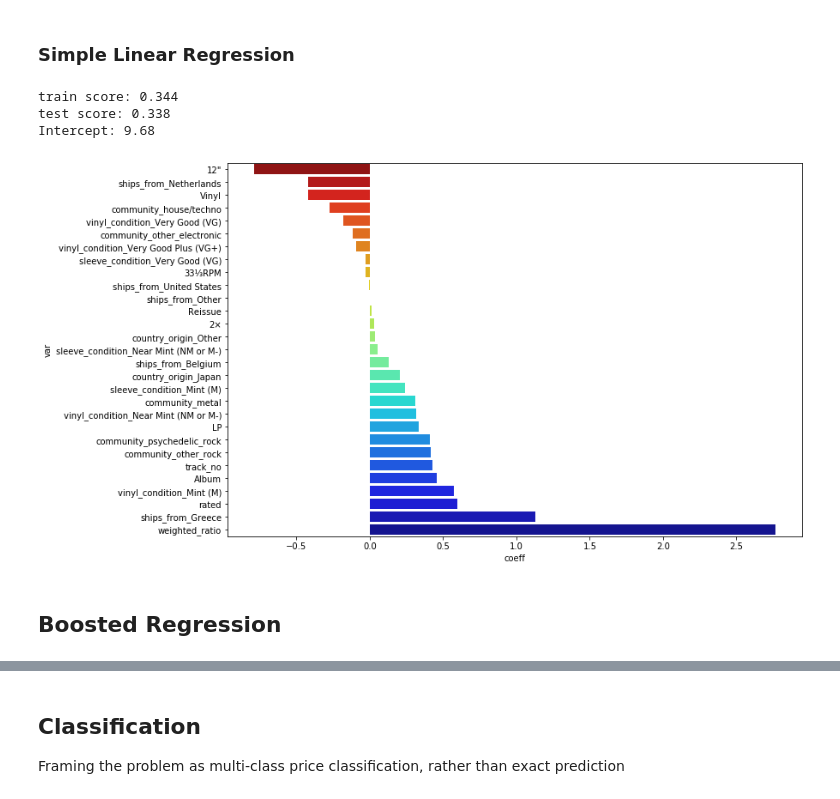
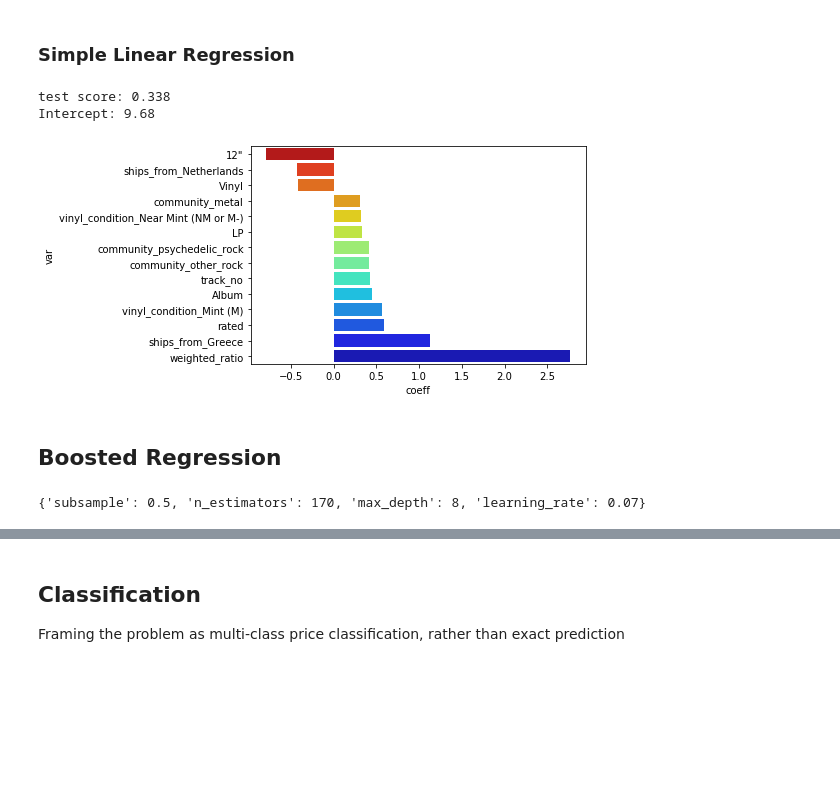
Before and after one commit to joey-91/Vinyl-Project, a Jupyter notebook: Modelling.ipynb, the cells around one changed output, grey strips where cells are left out. Cells and saved outputs as stored; diff of their text form; code cells hidden in the pictures; blank space fills up the shorter version.

```diff
--- a/Modelling.ipynb
+++ b/Modelling.ipynb
@@ -66,23 +66,43 @@ X_test = pd.DataFrame(scaler.transform(X_test),columns=X_test.columns)
 # %%
 model = ElasticNet()
 model.fit(X_train,y_train)
 
 # print('train score:',round(model.score(X_train,y_train),3))
 print('test score:',round(model.score(X_test,y_test),3))
 
 print('Intercept:',round(model.intercept_,2))
-results = pd.DataFrame(list(zip(X_train.columns, model.coef_)),columns=['var', 'coeff'])
-results2 = results[results.coeff!=0].sort_values(by='coeff', ascending=True)
+results = pd.DataFrame({'var': X_train.columns,'coeff': model.coef_})
 
-plt.figure(figsize=(12,8))
+results2 = results[abs(results.coeff)>0.3].sort_values(by='coeff', ascending=True)
+
+# plt.figure(figsize=(12,8))
 ax = sns.barplot(x='coeff', y='var', data=results2, palette='jet_r')
 plt.show()
 # %% [output]
-train score: 0.344
 test score: 0.338
 Intercept: 9.68
-[figure, old version]
+[figure, new version]
 # %% [markdown]
 <a id="2"></a>
 ## Boosted Regression
+# %%
+#df10['pound_value']=[np.log(x) for x in df10.pound_value]
+
+params = {"n_estimators": np.arange(80,200,10),
+          "max_depth": np.arange(4,10,1),
+          "learning_rate" : np.arange(0.05,0.2,0.01),
+          "subsample" : np.arange(0.5,1,0.1)}
+
+gbr = GradientBoostingRegressor()
+gbr_search = RandomizedSearchCV(gbr,
+                                param_distributions=params,
+                                cv=3,
+                                verbose=0,
+                                n_jobs=-1,
+                                n_iter=20)
+
+gbr_search.fit(X_train, y_train, sample_weight=None, monitor=None)
+print(gbr_search.best_params_)
+# %% [output]
+{'subsample': 0.5, 'n_estimators': 170, 'max_depth': 8, 'learning_rate': 0.07}
 # %%
```
Also changed, not shown: parts of 4 cells of this notebook.
